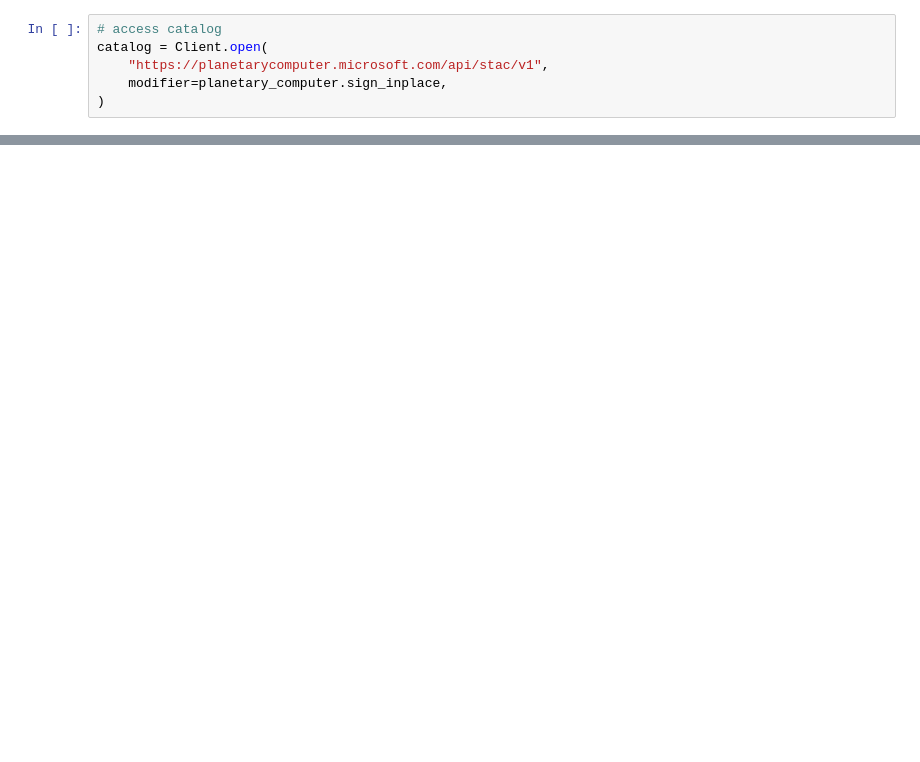
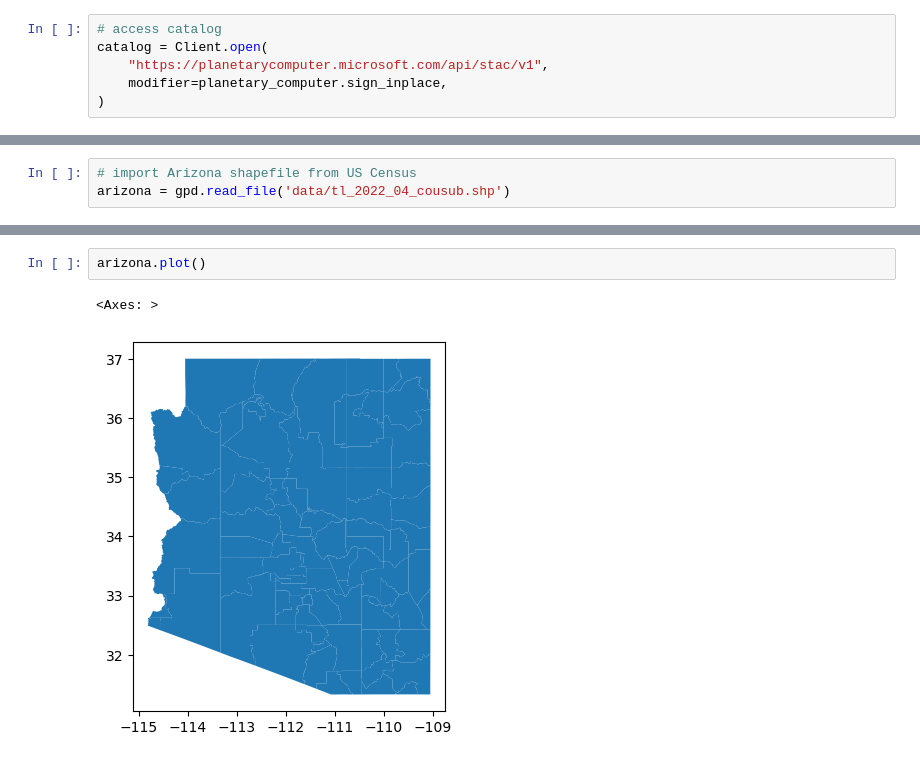
Before and after one commit to lchenhub/Maricopa-County-Biodiversity-Intactness-Index, a Jupyter notebook: Maricopa County BI.ipynb, the cells around one changed output, grey strips where cells are left out. Cells and saved outputs as stored; diff of their text form; blank space fills up the shorter version.

```diff
--- a/Maricopa County BI.ipynb
+++ b/Maricopa County BI.ipynb
@@ -75,0 +239,3 @@ search
+# %%
+# import Arizona shapefile from US Census
+arizona = gpd.read_file('data/tl_2022_04_cousub.shp')
@@ -75,0 +258,5 @@ search
+# %%
+arizona.plot()
+# %% [output]
+<Axes: >
+[figure, added]
```
Also changed, not shown: parts of 43 cells of this notebook.
